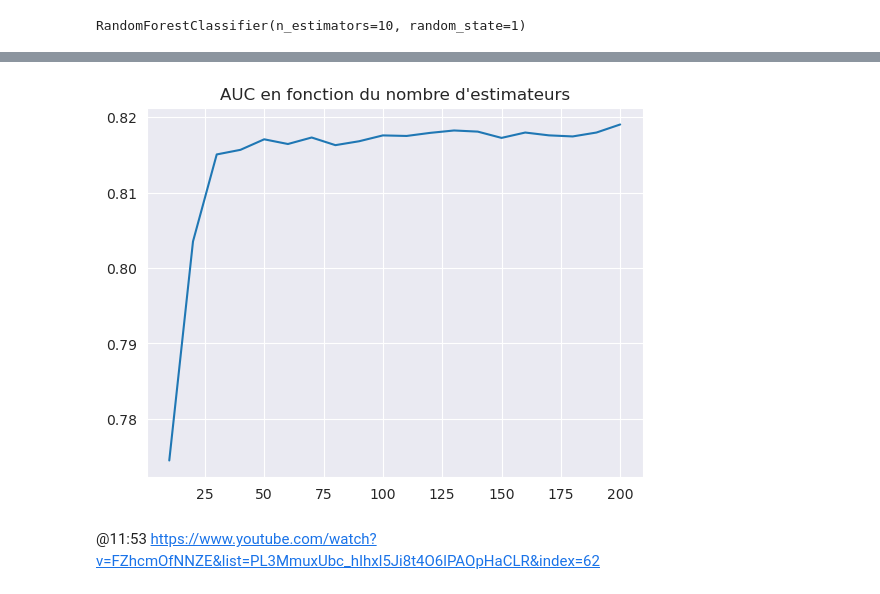
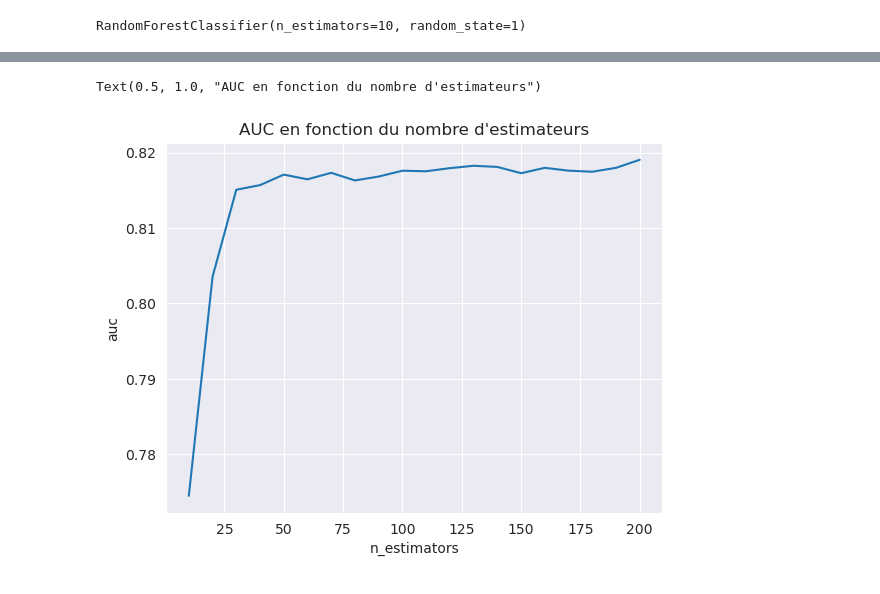
Before and after one commit to ValentinLibouton/machine-learning-zoomcamp-by-valentin, a Jupyter notebook: 06_Decision_Trees_and_Ensemble_Learning/06_Decision_Tree_and_Ensemble_Learning_by_valentin.ipynb, the cells around one changed output, grey strips where cells are left out. Saved outputs shown, nothing was run; the diff lists cells and outputs as text; code cells hidden in the pictures.

```diff
--- a/06_Decision_Trees_and_Ensemble_Learning/06_Decision_Tree_and_Ensemble_Learning_by_valentin.ipynb
+++ b/06_Decision_Trees_and_Ensemble_Learning/06_Decision_Tree_and_Ensemble_Learning_by_valentin.ipynb
@@ -543,14 +543,14 @@ Name: proportion, dtype: float64
 * selecting `max_depth`
 * selecting `min_samples_leaf`
 # %%
-for depth in [1, 2, 3, 4, 5, 6, 10, 15, 20, None]:
-    dt = DecisionTreeClassifier(max_depth=depth)
+for max_depth in [1, 2, 3, 4, 5, 6, 10, 15, 20, None]:
+    dt = DecisionTreeClassifier(max_depth=max_depth)
     dt.fit(X=X_train, y=y_train)
 
     y_pred = dt.predict_proba(X=X_val)[:,1]
     auc = roc_auc_score(y_true=y_val, y_score=y_pred)
 
-    print('%4s -> %.3f' % (depth, auc))
+    print('%4s -> %.3f' % (max_depth, auc))
 # %% [output]
    1 -> 0.606
    2 -> 0.669
@@ -566,14 +566,14 @@ None -> 0.651
 Les meilleurs résultats sont obtenu avec un max_depth de 4, 5, 6
 # %%
 scores = []
-for depth in [4, 5, 6]:
-    for sample in [1, 2, 5, 10, 15, 20, 100, 200, 500]:
-        dt = DecisionTreeClassifier(max_depth=depth, min_samples_leaf=sample)
+for max_depth in [4, 5, 6]:
+    for min_samples_leaf in [1, 2, 5, 10, 15, 20, 100, 200, 500]:
+        dt = DecisionTreeClassifier(max_depth=max_depth, min_samples_leaf=min_samples_leaf)
         dt.fit(X=X_train, y=y_train)
 
         y_pred = dt.predict_proba(X=X_val)[:,1]
         auc = roc_auc_score(y_true=y_val, y_score=y_pred)
-        scores.append([depth, sample, auc])
+        scores.append([max_depth, min_samples_leaf, auc])
 
 df_scores = pd.DataFrame(data=scores, columns = ['max_depth', 'min_samples_leaf', 'auc'])
 df_scores.sort_values(by='auc', ascending=False)
@@ -659,20 +661,18 @@ roc_auc_score(y_true=y_val, y_score=y_pred)
 # %%
 scores = []
-for n in range(10,201,10):
-    rf = RandomForestClassifier(n_estimators=n, random_state=1)
+for n_estimators in range(10,201,10):
+    rf = RandomForestClassifier(n_estimators=n_estimators, random_state=1)
     rf.fit(X=X_train, y=y_train)
 
     y_pred = rf.predict_proba(X=X_val)[:,1]
     auc = roc_auc_score(y_true=y_val, y_score=y_pred)
-    scores.append((n, auc))
+    scores.append((n_estimators, auc))
 # %%
 df_scores = pd.DataFrame(data=scores, columns=['n_estimators', 'auc'])
 plt.plot(df_scores.n_estimators, df_scores.auc)
-#plt.xlabel('n_estimators')
-#plt.ylabel('auc')
+plt.xlabel('n_estimators')
+plt.ylabel('auc')
 plt.title('AUC en fonction du nombre d\'estimateurs')
-plt.show()
 # %% [output]
+Text(0.5, 1.0, "AUC en fonction du nombre d'estimateurs")
-[figure, old version]
+[figure, new version]
-# %% [markdown]
-@11:53 https://www.youtube.com/watch?v=FZhcmOfNNZE&list=PL3MmuxUbc_hIhxl5Ji8t4O6lPAOpHaCLR&index=62
```
Also changed, not shown: parts of 15 cells of this notebook, 6 other files.
